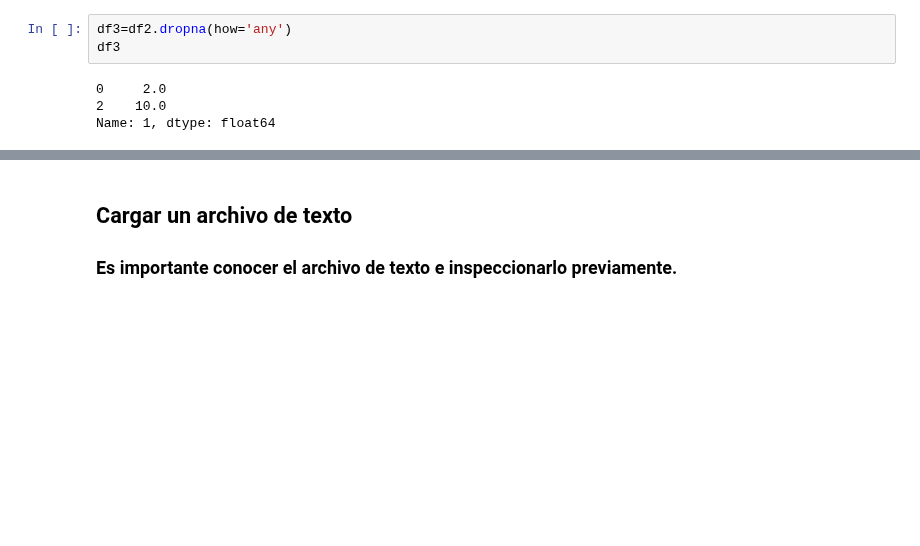
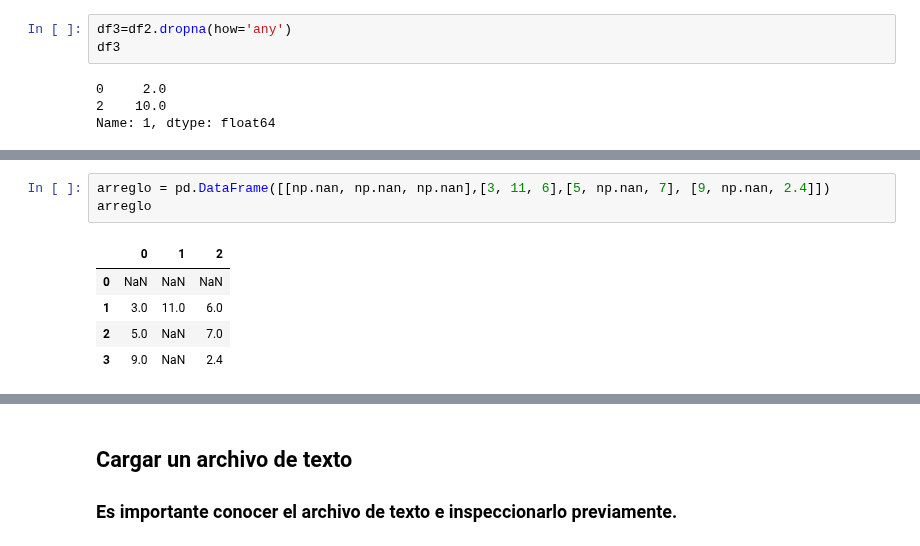
Before and after one commit to igomezv/DataScienceIntermedio, a Jupyter notebook: 1. Limpieza de datos.ipynb, the cells around one changed output, grey strips where cells are left out. Saved outputs shown, nothing was run; the diff lists cells and outputs as text; blank space fills up the shorter version.

```diff
--- a/1. Limpieza de datos.ipynb
+++ b/1. Limpieza de datos.ipynb
@@ -193,0 +206,9 @@ df
+# %%
+arreglo = pd.DataFrame([[np.nan, np.nan, np.nan],[3, 11, 6],[5, np.nan, 7], [9, np.nan, 2.4]])
+arreglo
+# %% [output]
+|  | 0 | 1 | 2 |
+| 0 | NaN | NaN | NaN |
+| 1 | 3.0 | 11.0 | 6.0 |
+| 2 | 5.0 | NaN | 7.0 |
+| 3 | 9.0 | NaN | 2.4 |
```
Also changed, not shown: parts of 18 cells of this notebook.
